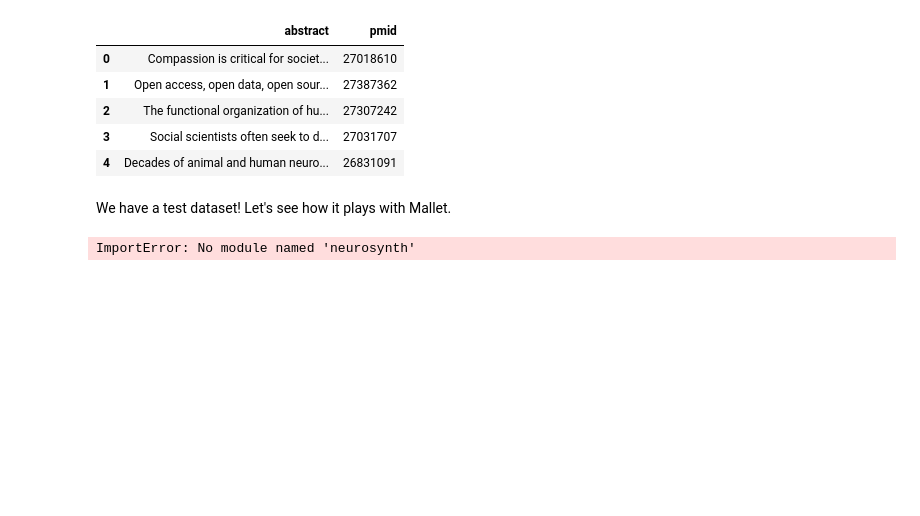
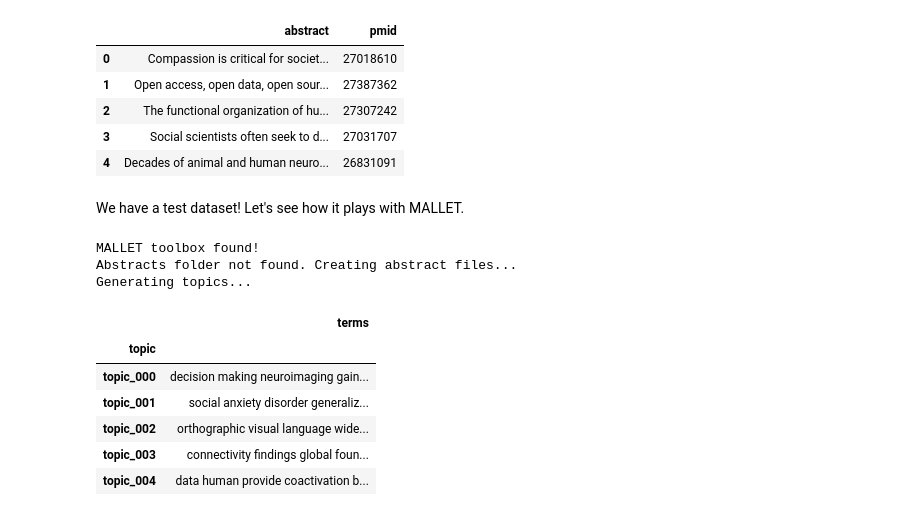
Before and after one commit to neurosynth/neurosynth, a Jupyter notebook: examples/MALLET_topic_modelling.ipynb, the cells around one changed output. Drawn from its saved outputs; the diff is of its cells as text; code cells hidden in the pictures; blank space fills up the shorter version.

```diff
--- a/examples/MALLET_topic_modelling.ipynb
+++ b/examples/MALLET_topic_modelling.ipynb
@@ -60,14 +60,25 @@ df.head()
 | 3 | Social scientists often seek to d... | 27031707 |
 | 4 | Decades of animal and human neuro... | 26831091 |
 # %% [markdown]
-We have a test dataset! Let's see how it plays with Mallet.
+We have a test dataset! Let's see how it plays with MALLET.
 # %%
 import os
 import subprocess
 import shutil
+import sys
+sys.path.append(os.path.abspath('..'))
 from neurosynth.analysis.reduce import topic_models
 
 weights_df, keys_df = topic_models(df)
 keys_df.head()
 # %% [output]
-ImportError: No module named 'neurosynth'
+MALLET toolbox found!
+Abstracts folder not found. Creating abstract files...
+Generating topics...
+|  | terms |
+| topic |  |
+| topic_000 | decision making neuroimaging gain... |
+| topic_001 | social anxiety disorder generaliz... |
+| topic_002 | orthographic visual language wide... |
+| topic_003 | connectivity findings global foun... |
+| topic_004 | data human provide coactivation b... |
```
Also changed, not shown: parts of 1 cell of this notebook, 1 other file.
